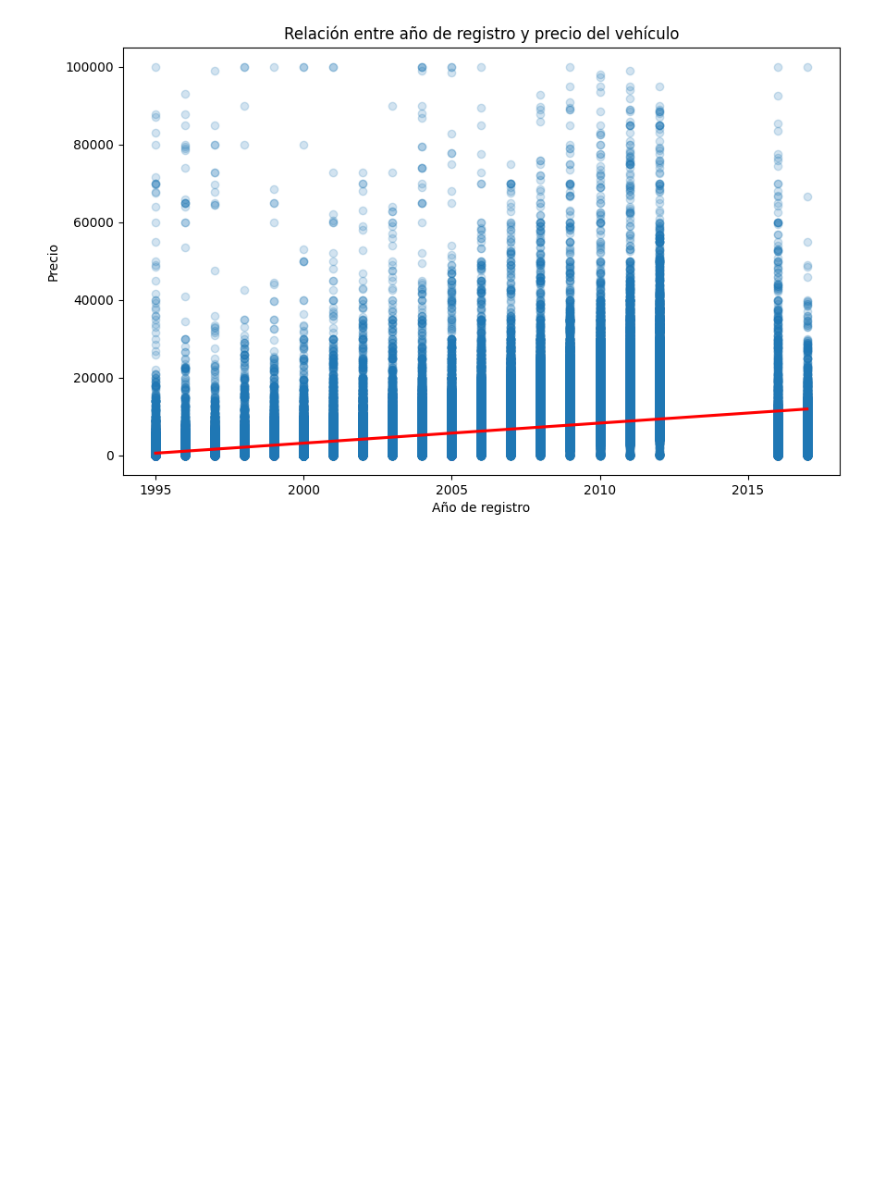
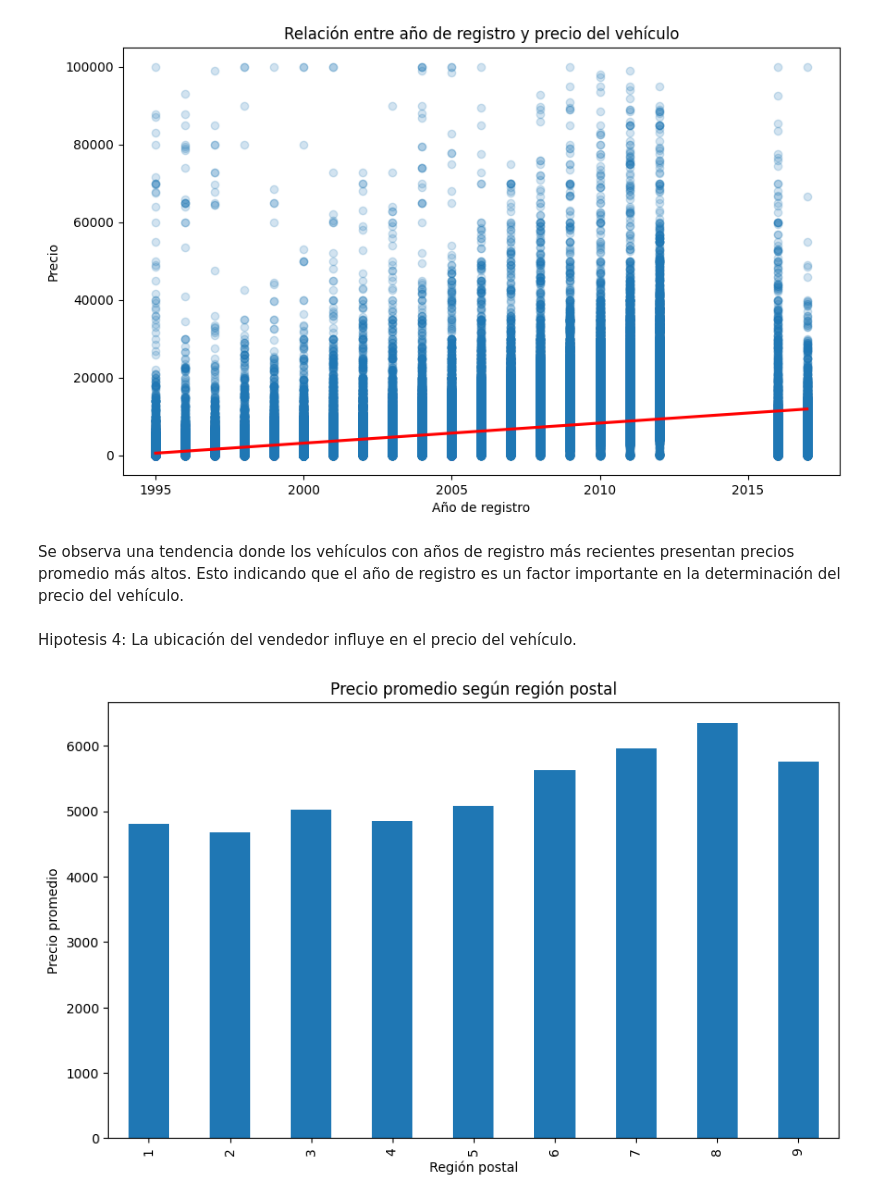
Before and after one commit to tsarien/data-science-1, a Jupyter notebook: ProyectoDSParteI+Alba.ipynb, the cells around one changed output. Drawn from its saved outputs; the diff is of its cells as text; code cells hidden in the pictures; blank space fills up the shorter version.

```diff
--- a/ProyectoDSParteI+Alba.ipynb
+++ b/ProyectoDSParteI+Alba.ipynb
@@ -314,3 +314,24 @@ plt.ylabel('Precio')
 plt.show()
 # %% [output]
 [figure]
+# %% [markdown]
+Se observa una tendencia donde los vehículos con años de registro más recientes presentan precios promedio más altos. Esto indicando que el año de registro es un factor importante en la determinación del precio del vehículo.
+# %% [markdown]
+Hipotesis 4: La ubicación del vendedor influye en el precio del vehículo.
+# %%
+price_by_region = (
+    df_clean
+    .groupby('postal_region')['price']
+    .mean()
+)
+
+plt.figure(figsize=(10, 6))
+price_by_region.plot(kind='bar')
+
+plt.title('Precio promedio según región postal')
+plt.xlabel('Región postal')
+plt.ylabel('Precio promedio')
+
+plt.show()
+# %% [output]
+[figure, added]
```
Also changed, not shown: parts of 4 cells of this notebook, 2 other files.
